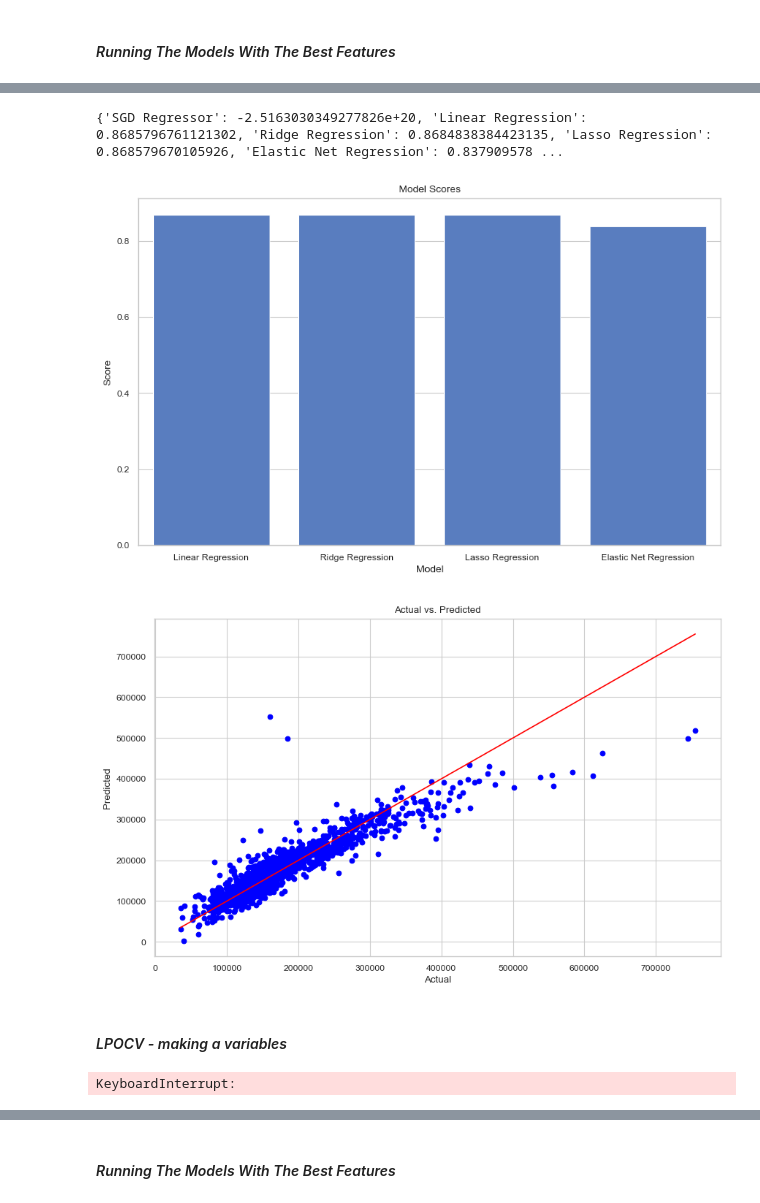
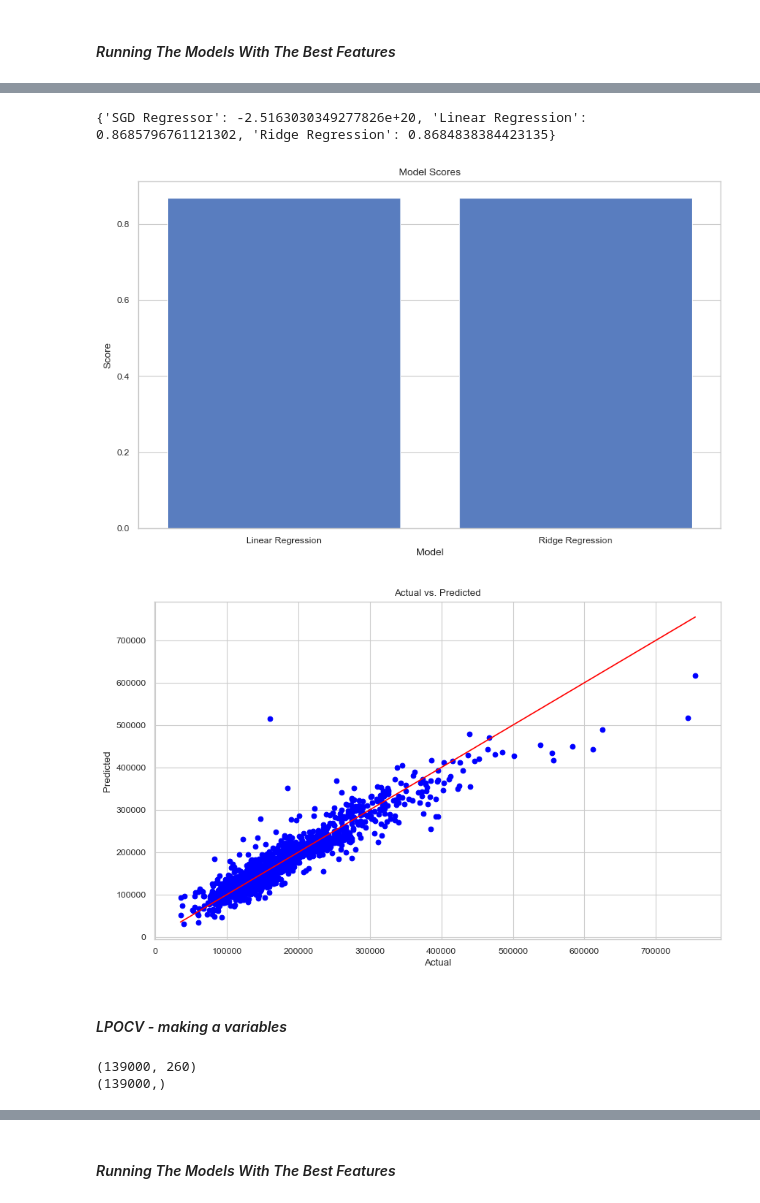
Before and after one commit to Danielbet21/House-Prices---Advanced-Regression-Techniques--ML, a Jupyter notebook: House_Pricing.ipynb, the cells around one changed output, grey strips where cells are left out. Cells and saved outputs as stored; diff of their text form; code cells hidden in the pictures.

```diff
--- a/House_Pricing.ipynb
+++ b/House_Pricing.ipynb
@@ -682,8 +728,8 @@ def train_models_and_evaluate(X_train, t_train, X_val, t_val):
         'SGD Regressor': SGDRegressor(max_iter=1000, tol=1e-3, random_state=1),
         'Linear Regression': LinearRegression(),
         'Ridge Regression': Ridge(alpha=1.0),
-        'Lasso Regression': Lasso(alpha=0.1),
-        'Elastic Net Regression': ElasticNet(alpha=0.1, l1_ratio=0.5)
+        # 'Lasso Regression': Lasso(alpha=0.1, max_iter=500),
+        # 'Elastic Net Regression': ElasticNet(alpha=0.1, l1_ratio=0.5)
     }
 
     # Dictionaries to store trained models and their MSE
@@ -700,6 +746,7 @@ def train_models_and_evaluate(X_train, t_train, X_val, t_val):
         mse = mean_squared_error(t_val, predictions)
         mse_dict[name] = mse
         score_dict[name] = score
+        print("Done training: ", name)
 
     return trained_models, mse_dict, score_dict
 # %%
@@ -804,25 +849,27 @@ def plot_score(score_dict):
 score_dict.pop('SGD Regressor')
 plot_score(score_dict)
 # %% [output]
-{'SGD Regressor': -2.5163030349277826e+20, 'Linear Regression': 0.8685796761121302, 'Ridge Regression': 0.8684838384423135, 'Lasso Regression': 0.868579670105926, 'Elastic Net Regression': 0.837909578 ...
+{'SGD Regressor': -2.5163030349277826e+20, 'Linear Regression': 0.8685796761121302, 'Ridge Regression': 0.8684838384423135}
-[figure, old version]
+[figure, new version]
 # %%
 # make a graph for the best model
 def plot_predictions(model, X, t):
     predictions = model.predict(X)
     plt.figure(figsize=(10, 6))
     plt.scatter(t, predictions, color='blue')
     plt.plot([t.min(), t.max()], [t.min(), t.max()], color='red')
     plt.xlabel('Actual')
     plt.ylabel('Predicted')
     plt.title('Actual vs. Predicted')
     plt.show()
 
 # plot the best model
-best_model_kfold = trained_models['Elastic Net Regression']
+best_model_str = 'Ridge Regression'
+best_model_kfold = trained_models[best_model_str]
+best_model_kfold_score = score_dict[best_model_str]
 plot_predictions(best_model_kfold, X_val, t_val)
 # %% [output]
-[figure, old version]
+[figure, new version]
 # %% [markdown]
 #### *LPOCV - making a variables*
 # %%
@@ -831,15 +878,19 @@ t = train_data['SalePrice']
 
 X_test = test_data
 # %%
-cv = splitDataToLPOCV(X, t, 5)
+cv = splitDataToLPOCV(X, t, 70)
 cv = margeCV(cv)
 
 X_train = cv["X_train"]
 t_train = cv["t_train"]
 X_val = cv["X_val"]
 t_val = cv["t_val"]
-# %% [output]
-KeyboardInterrupt:
+# %%
+print(X_train.shape)
+print(t_train.shape)
+# %% [output]
+(139000, 260)
+(139000,)
 # %%
 # calling the evaluate_models function
 trained_models, mse_dict, score_dict = train_models_and_evaluate(X_train, t_train, X_val, t_val)
```
Also changed, not shown: parts of 16 cells of this notebook.
